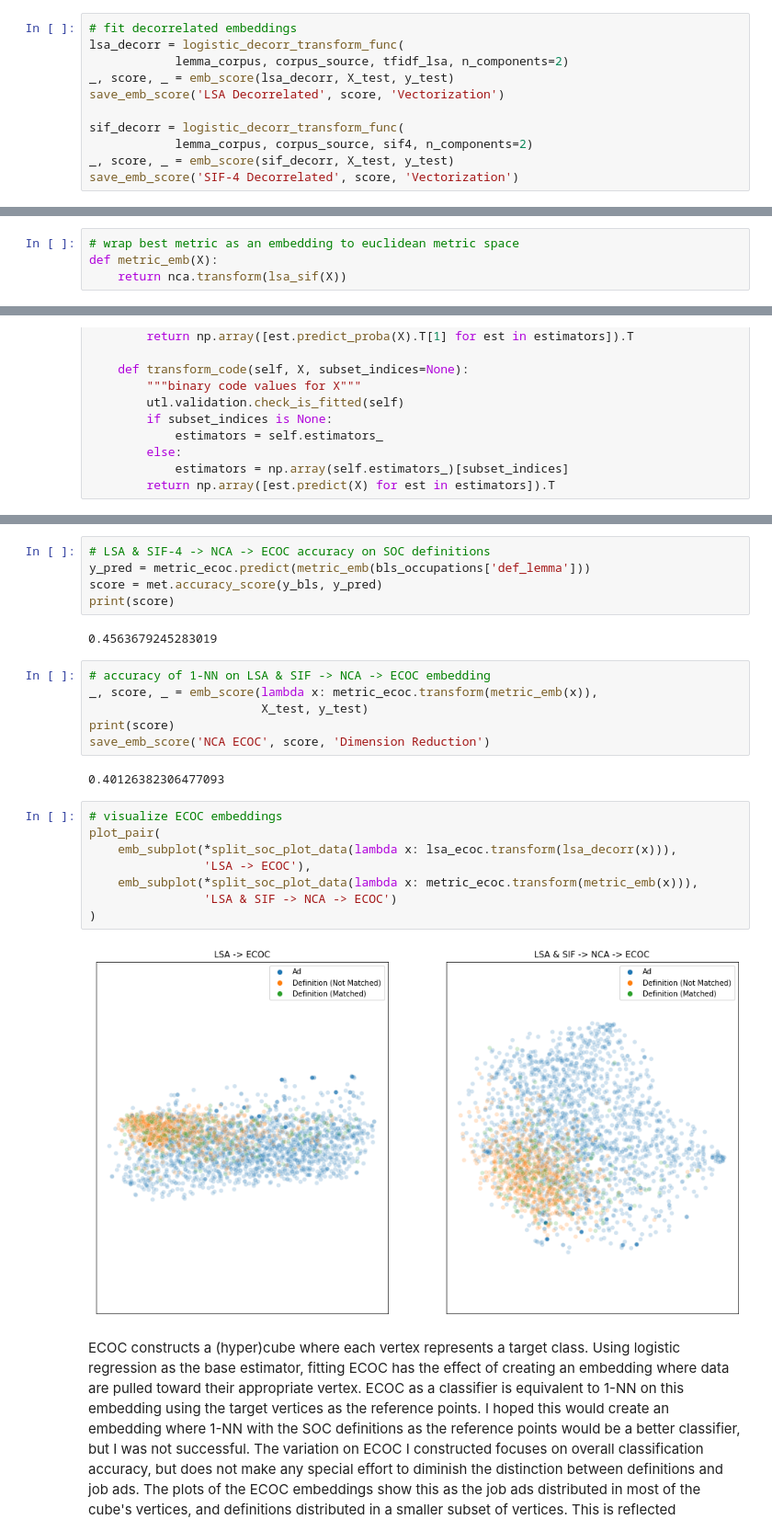
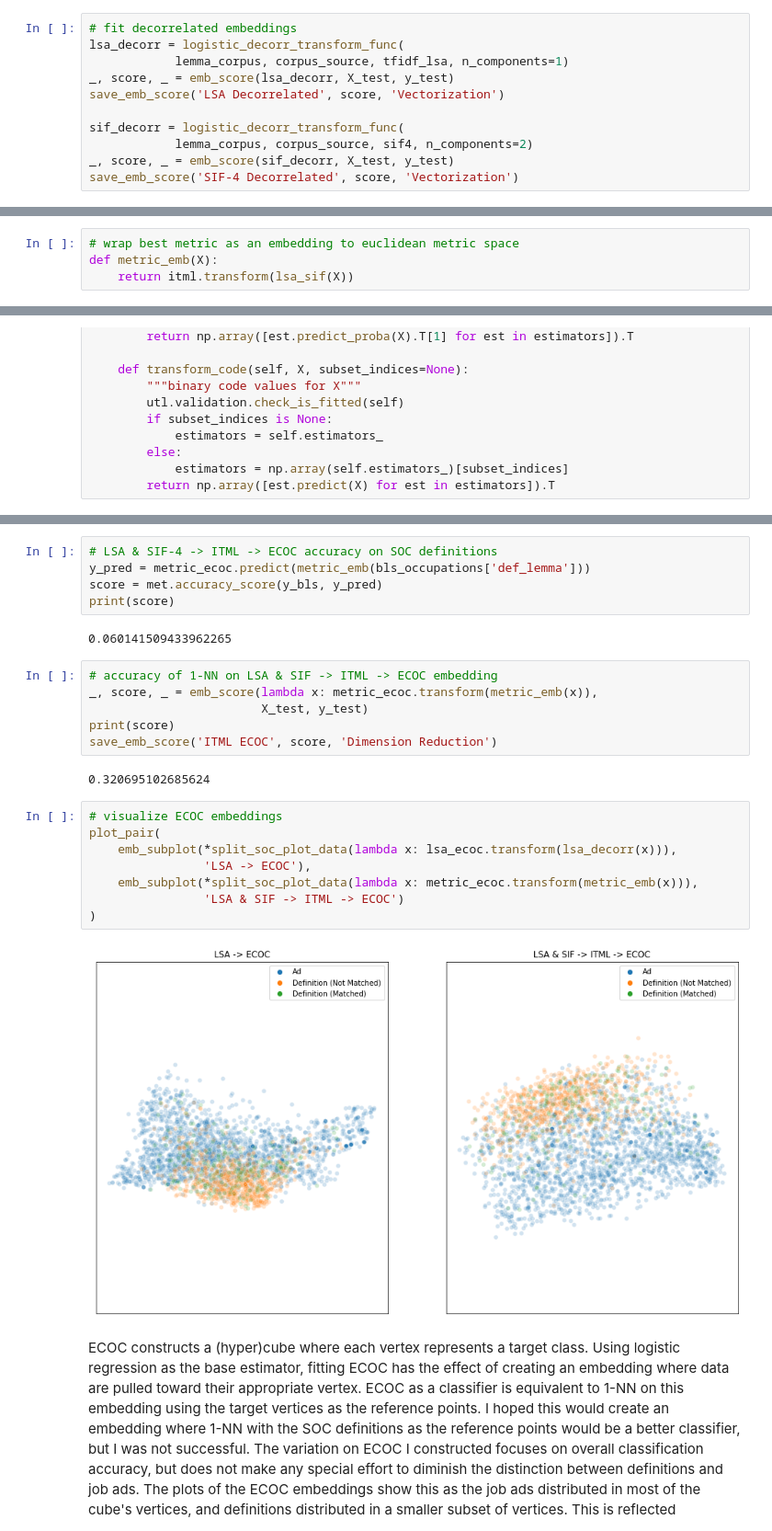
Before and after one commit to jbante/job_ad_soc_codes, a Jupyter notebook: notebooks/embedding_selection.ipynb, the cells around one changed output, grey strips where cells are left out. Shown at 92% size. Drawn from its saved outputs; the diff is of its cells as text.

```diff
--- a/notebooks/embedding_selection.ipynb
+++ b/notebooks/embedding_selection.ipynb
@@ -684,7 +683,7 @@ plt.show()
 # %%
 # fit decorrelated embeddings
 lsa_decorr = logistic_decorr_transform_func(
-            lemma_corpus, corpus_source, tfidf_lsa, n_components=2)
+            lemma_corpus, corpus_source, tfidf_lsa, n_components=1)
 _, score, _ = emb_score(lsa_decorr, X_test, y_test)
 save_emb_score('LSA Decorrelated', score, 'Vectorization')
 
@@ -880,7 +879,7 @@ save_emb_score('RCA', score, 'Metric')
 # %%
 # wrap best metric as an embedding to euclidean metric space
 def metric_emb(X):
-    return nca.transform(lsa_sif(X))
+    return itml.transform(lsa_sif(X))
 # %%
 # visualize embedding improvement
 split_soc_plot_data = fn.partial(emb_plot_data, split_soc_defs=True)
@@ -1209,28 +1208,28 @@ save_emb_score('NCA ECOC Classifier', score, 'Classifier')
 # %%
-# LSA & SIF-4 -> NCA -> ECOC accuracy on SOC definitions
+# LSA & SIF-4 -> ITML -> ECOC accuracy on SOC definitions
 y_pred = metric_ecoc.predict(metric_emb(bls_occupations['def_lemma']))
 score = met.accuracy_score(y_bls, y_pred)
 print(score)
 # %% [output]
-0.4563679245283019
+0.060141509433962265
 # %%
-# accuracy of 1-NN on LSA & SIF -> NCA -> ECOC embedding
+# accuracy of 1-NN on LSA & SIF -> ITML -> ECOC embedding
 _, score, _ = emb_score(lambda x: metric_ecoc.transform(metric_emb(x)),
                         X_test, y_test)
 print(score)
-save_emb_score('NCA ECOC', score, 'Dimension Reduction')
+save_emb_score('ITML ECOC', score, 'Dimension Reduction')
 # %% [output]
-0.40126382306477093
+0.320695102685624
 # %%
 # visualize ECOC embeddings
 plot_pair(
     emb_subplot(*split_soc_plot_data(lambda x: lsa_ecoc.transform(lsa_decorr(x))),
                 'LSA -> ECOC'),
     emb_subplot(*split_soc_plot_data(lambda x: metric_ecoc.transform(metric_emb(x))),
-                'LSA & SIF -> NCA -> ECOC')
+                'LSA & SIF -> ITML -> ECOC')
 )
 # %% [output]
-[figure, old version]
+[figure, new version]
 # %% [markdown]
 ECOC constructs a (hyper)cube where each vertex represents a target class. Using logistic regression as the base estimator, fitting ECOC has the effect of creating an embedding where data are pulled toward their appropriate vertex. ECOC as a classifier is equivalent to 1-NN on this embedding using the target vertices as the reference points. I hoped this would create an embedding where 1-NN with the SOC definitions as the reference points would be a better classifier, but I was not successful. The variation on ECOC I constructed focuses on overall classification accuracy, but does not make any special effort to diminish the distinction between definitions and job ads. The plots of the ECOC embeddings show this as the job ads distributed in most of the cube's vertices, and definitions distributed in a smaller subset of vertices. This is reflected quantitatively in how the ECOC classifiers perform poorly on the SOC definitions.
 
```
Also changed, not shown: parts of 34 cells of this notebook, 1 other file.
